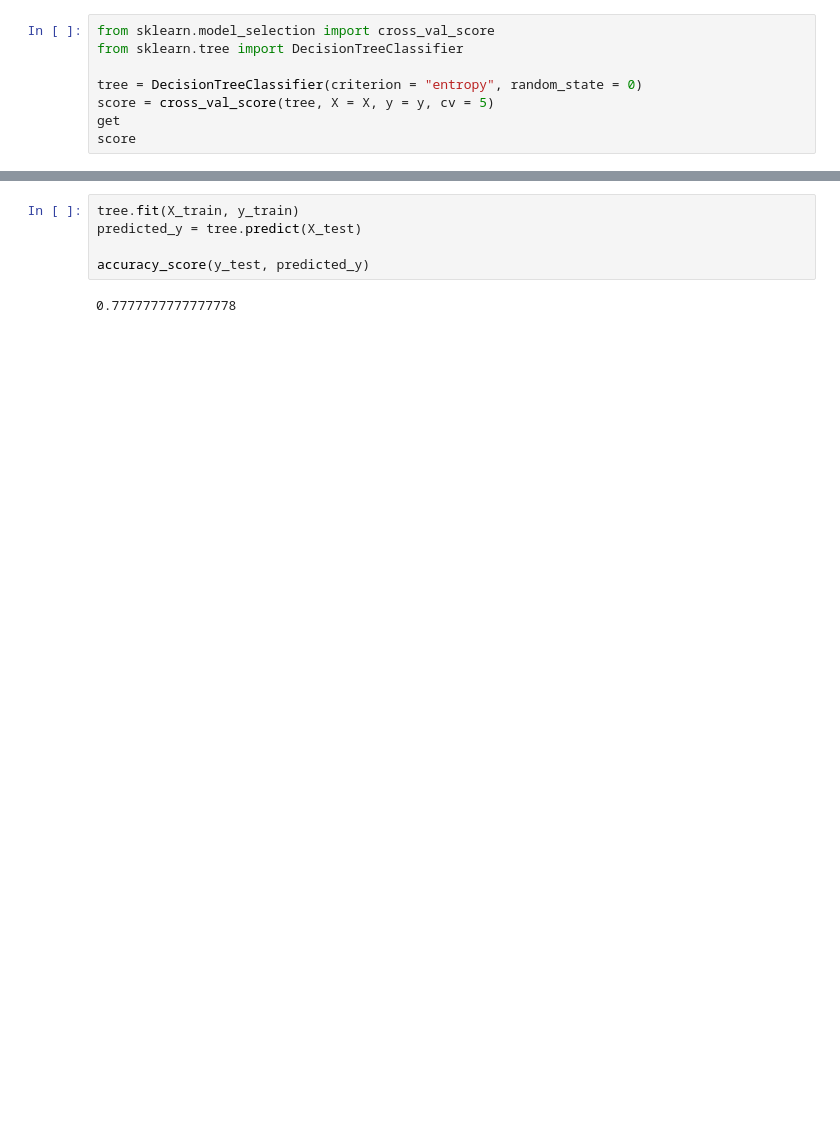
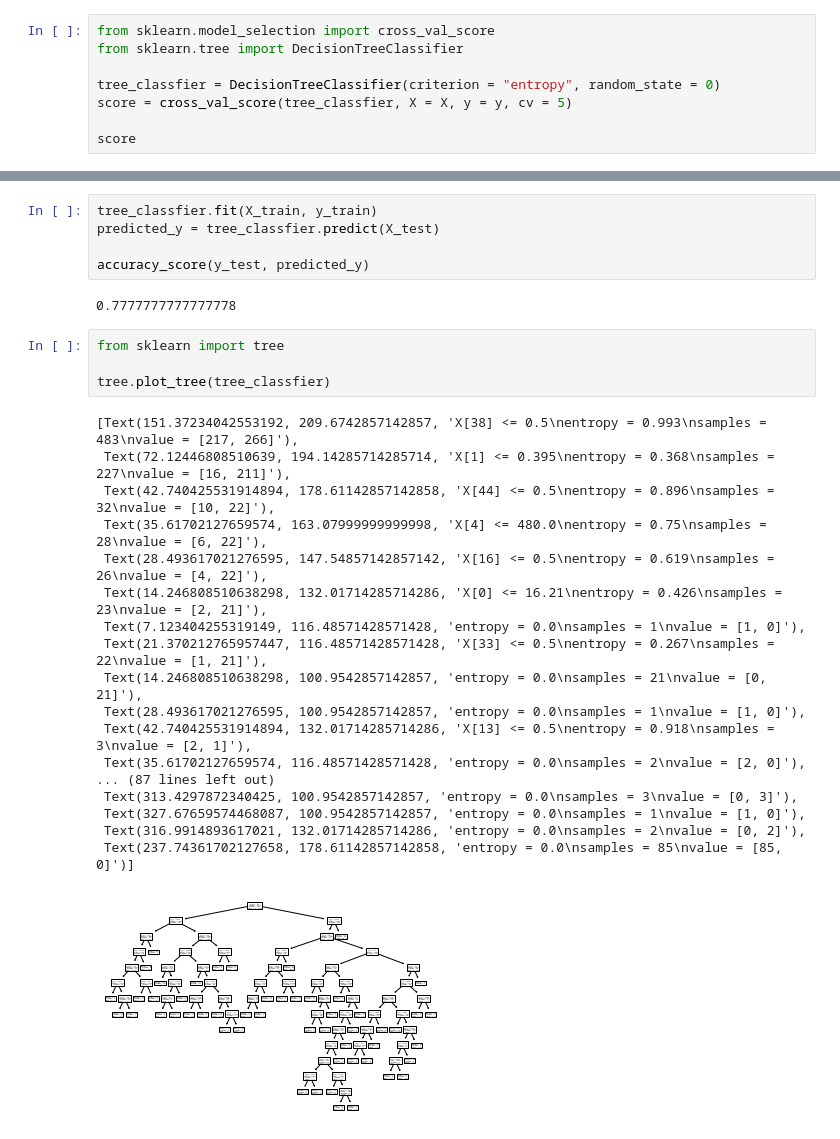
Before and after one commit to dongchanlim/CS450, a Jupyter notebook: 04_Prove_Assignment_Part1.ipynb, the cells around one changed output, grey strips where cells are left out. Saved outputs shown, nothing was run; the diff lists cells and outputs as text; blank space fills up the shorter version.

```diff
--- a/04_Prove_Assignment_Part1.ipynb
+++ b/04_Prove_Assignment_Part1.ipynb
@@ -110,9 +112,9 @@ X_train, X_test, y_train, y_test = train_test_split(X,y, test_size = 0.3, random
 from sklearn.model_selection import cross_val_score
 from sklearn.tree import DecisionTreeClassifier
 
-tree = DecisionTreeClassifier(criterion = "entropy", random_state = 0)
-score = cross_val_score(tree, X = X, y = y, cv = 5)
-get
+tree_classfier = DecisionTreeClassifier(criterion = "entropy", random_state = 0)
+score = cross_val_score(tree_classfier, X = X, y = y, cv = 5)
+
 score
 # %% [output]
 array([0.68115942, 0.83333333, 0.86956522, 0.76811594, 0.86231884])
@@ -130,9 +132,32 @@ accuracy_score(y, predicted_y_cv)
 # %% [output]
 0.8028985507246377
 # %%
-tree.fit(X_train, y_train)
-predicted_y = tree.predict(X_test)
+tree_classfier.fit(X_train, y_train)
+predicted_y = tree_classfier.predict(X_test)
 
 accuracy_score(y_test, predicted_y)
 # %% [output]
 0.7777777777777778
+# %%
+from sklearn import tree
+
+tree.plot_tree(tree_classfier)
+# %% [output]
+[Text(151.37234042553192, 209.6742857142857, 'X[38] <= 0.5\nentropy = 0.993\nsamples = 483\nvalue = [217, 266]'),
+ Text(72.12446808510639, 194.14285714285714, 'X[1] <= 0.395\nentropy = 0.368\nsamples = 227\nvalue = [16, 211]'),
+ Text(42.740425531914894, 178.61142857142858, 'X[44] <= 0.5\nentropy = 0.896\nsamples = 32\nvalue = [10, 22]'),
+ Text(35.61702127659574, 163.07999999999998, 'X[4] <= 480.0\nentropy = 0.75\nsamples = 28\nvalue = [6, 22]'),
+ Text(28.493617021276595, 147.54857142857142, 'X[16] <= 0.5\nentropy = 0.619\nsamples = 26\nvalue = [4, 22]'),
+ Text(14.246808510638298, 132.01714285714286, 'X[0] <= 16.21\nentropy = 0.426\nsamples = 23\nvalue = [2, 21]'),
+ Text(7.123404255319149, 116.48571428571428, 'entropy = 0.0\nsamples = 1\nvalue = [1, 0]'),
+ Text(21.370212765957447, 116.48571428571428, 'X[33] <= 0.5\nentropy = 0.267\nsamples = 22\nvalue = [1, 21]'),
+ Text(14.246808510638298, 100.9542857142857, 'entropy = 0.0\nsamples = 21\nvalue = [0, 21]'),
+ Text(28.493617021276595, 100.9542857142857, 'entropy = 0.0\nsamples = 1\nvalue = [1, 0]'),
+ Text(42.740425531914894, 132.01714285714286, 'X[13] <= 0.5\nentropy = 0.918\nsamples = 3\nvalue = [2, 1]'),
+ Text(35.61702127659574, 116.48571428571428, 'entropy = 0.0\nsamples = 2\nvalue = [2, 0]'),
+... (87 lines left out)
+ Text(313.4297872340425, 100.9542857142857, 'entropy = 0.0\nsamples = 3\nvalue = [0, 3]'),
+ Text(327.67659574468087, 100.9542857142857, 'entropy = 0.0\nsamples = 1\nvalue = [1, 0]'),
+ Text(316.9914893617021, 132.01714285714286, 'entropy = 0.0\nsamples = 2\nvalue = [0, 2]'),
+ Text(237.74361702127658, 178.61142857142858, 'entropy = 0.0\nsamples = 85\nvalue = [85, 0]')]
+[figure, added]
```
Also changed, not shown: parts of 2 cells of this notebook.
